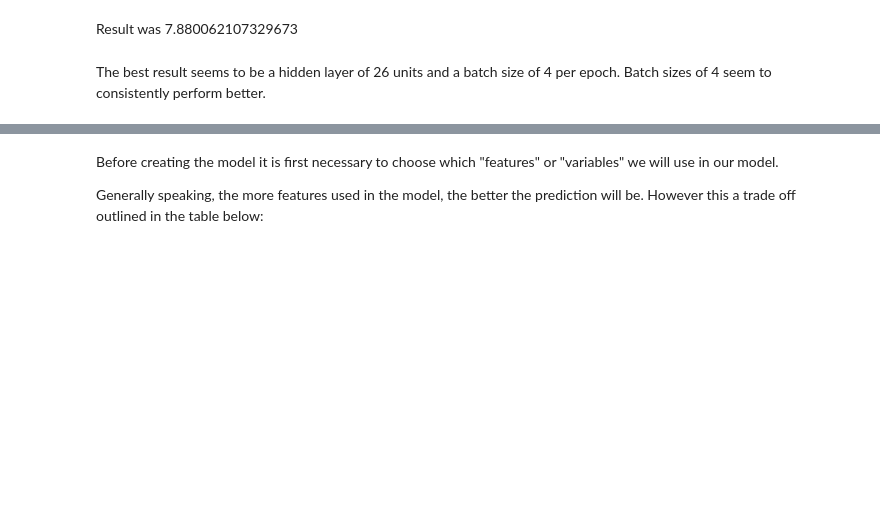
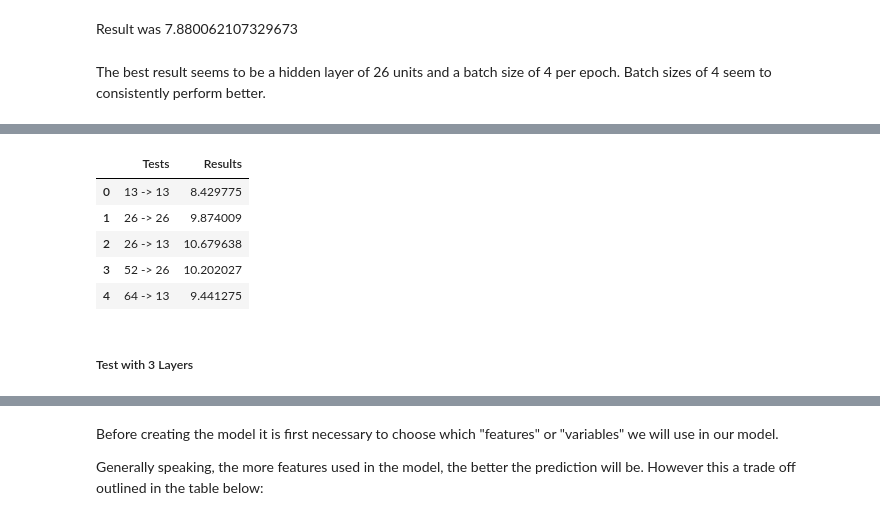
Before and after one commit to ConorHogan/MachineLearning-and-Statistics-Project, a Jupyter notebook: Machine-Learning-and-Statistics-Project-Notebook.ipynb, the cells around one changed output, grey strips where cells are left out. Cells and saved outputs as stored; diff of their text form; code cells hidden in the pictures; blank space fills up the shorter version.

```diff
--- a/Machine-Learning-and-Statistics-Project-Notebook.ipynb
+++ b/Machine-Learning-and-Statistics-Project-Notebook.ipynb
@@ -1593,0 +1416,33 @@ The best result seems to be a hidden layer of 26 units and a batch size of 4 per
+# %%
+def layer_count_test(tests, batchsize, unit_size1, unit_size2):
+    counter = 0
+    resultslist = []
+    while counter < tests:
+        m = ks.models.Sequential()
+        m.add(ks.layers.Dense(unit_size1, input_dim=13, activation="relu"))
+        m.add(ks.layers.Dense(unit_size2, activation="relu"))
+        m.add(ks.layers.Dense(1))
+
+        m.compile(loss="mean_squared_error", optimizer="adam")
+
+        es = EarlyStopping(monitor='loss', patience=10, verbose=1)
+
+        m.fit(x_train, y_train, epochs=300, batch_size=batchsize, callbacks=[es])
+
+        result_units = m.evaluate(x_test, y_test)
+
+        counter += 1
+
+        resultslist.append(result_units)
+        print("Version: " + tests, batchsize, unit_size1, unit_size2 + " iteration: " + counter)
+
+    avg_result = sum(resultslist) / tests
+    return avg_result
+# %%
+layers_test_results = [
+    layer_count_test(5, 4, 13, 13),
+    layer_count_test(5, 4, 26, 26),
+    layer_count_test(5, 4, 26, 13),
+    layer_count_test(5, 4, 52, 26),
+    layer_count_test(5, 4, 64, 13),
+]
@@ -1593,0 +1467,15 @@ The best result seems to be a hidden layer of 26 units and a batch size of 4 per
+# %%
+labels = ["13 -> 13", "26 -> 26", "26 -> 13", "52 -> 26", "64 -> 13"]
+# %%
+layerresults_df = pd.DataFrame({'Tests': labels, 'Results': layers_test_results})
+# %%
+layerresults_df
+# %% [output]
+|  | Tests | Results |
+| 0 | 13 -> 13 | 8.429775 |
+| 1 | 26 -> 26 | 9.874009 |
+| 2 | 26 -> 13 | 10.679638 |
+| 3 | 52 -> 26 | 10.202027 |
+| 4 | 64 -> 13 | 9.441275 |
+# %% [markdown]
+##### Test with 3 Layers
```
Also changed, not shown: parts of 53 cells of this notebook.
